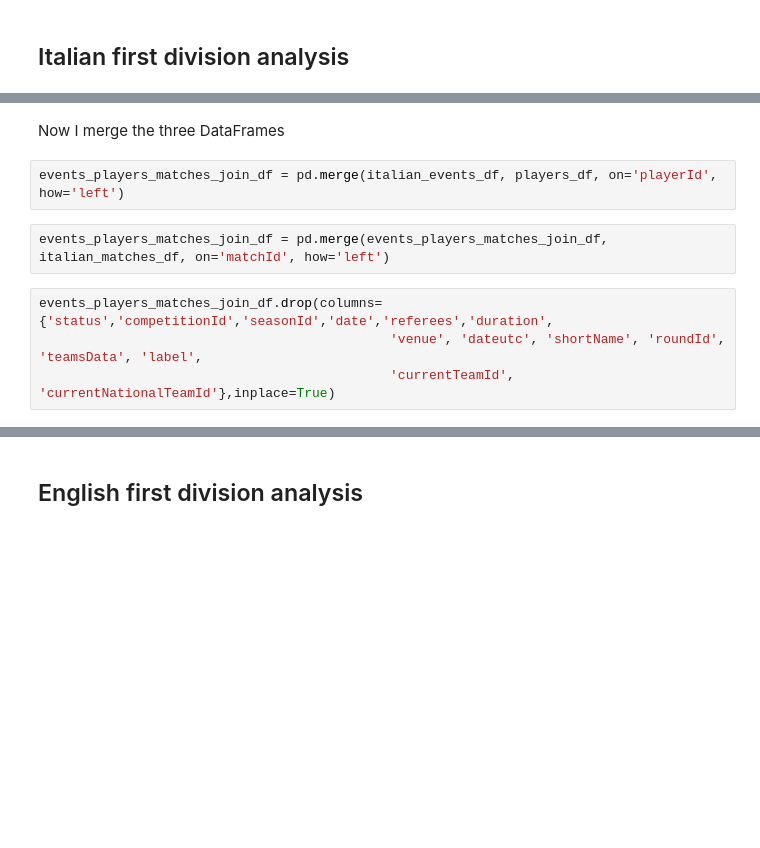
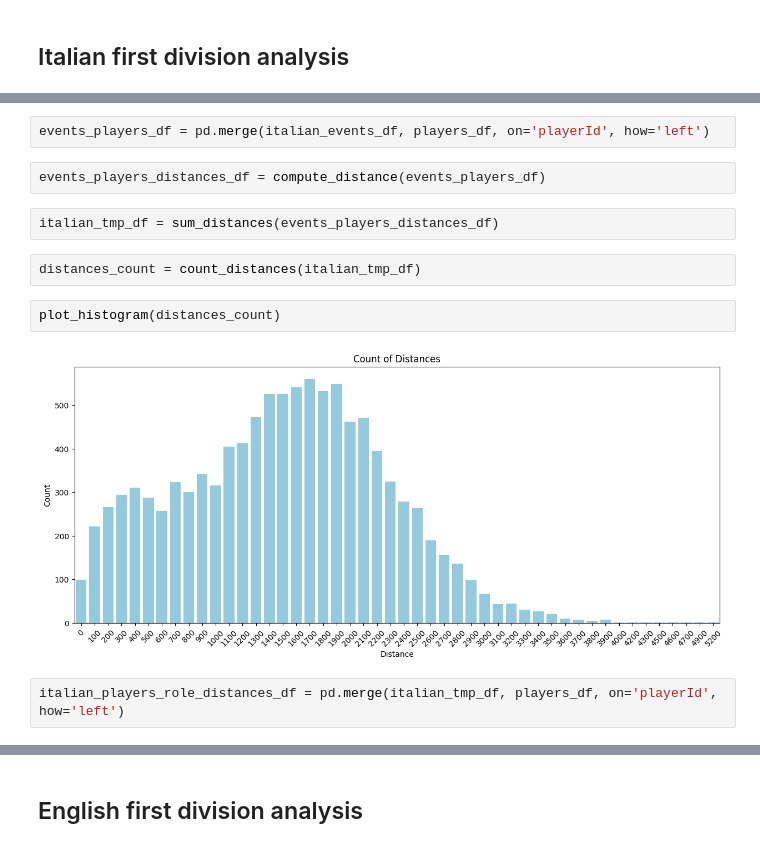
Before and after one commit to PasqualeEsposito/Geospatial_Analytics, a Jupyter notebook: Distances_analysis.ipynb, the cells around one changed output, grey strips where cells are left out. Cells and saved outputs as stored; diff of their text form; blank space fills up the shorter version.

```diff
--- a/Distances_analysis.ipynb
+++ b/Distances_analysis.ipynb
@@ -126,10 +172,14 @@ italian_matches_df.rename(columns={'wyId':'matchId'}, inplace=True)
-# %% [markdown]
-Now I merge the three DataFrames
 # %%
-events_players_matches_join_df = pd.merge(italian_events_df, players_df, on='playerId', how='left')
+events_players_df = pd.merge(italian_events_df, players_df, on='playerId', how='left')
+# %%
+events_players_distances_df = compute_distance(events_players_df)
+# %%
+italian_tmp_df = sum_distances(events_players_distances_df)
+# %%
+distances_count = count_distances(italian_tmp_df)
+# %%
+plot_histogram(distances_count)
+# %% [output]
+[figure, added]
 # %%
-events_players_matches_join_df = pd.merge(events_players_matches_join_df, italian_matches_df, on='matchId', how='left')
+italian_players_role_distances_df = pd.merge(italian_tmp_df, players_df, on='playerId', how='left')
-# %%
-events_players_matches_join_df.drop(columns={'status','competitionId','seasonId','date','referees','duration',
-                                             'venue', 'dateutc', 'shortName', 'roundId', 'teamsData', 'label',
-                                             'currentTeamId', 'currentNationalTeamId'},inplace=True)
```
Also changed, not shown: parts of 223 cells of this notebook, 1 other file.
